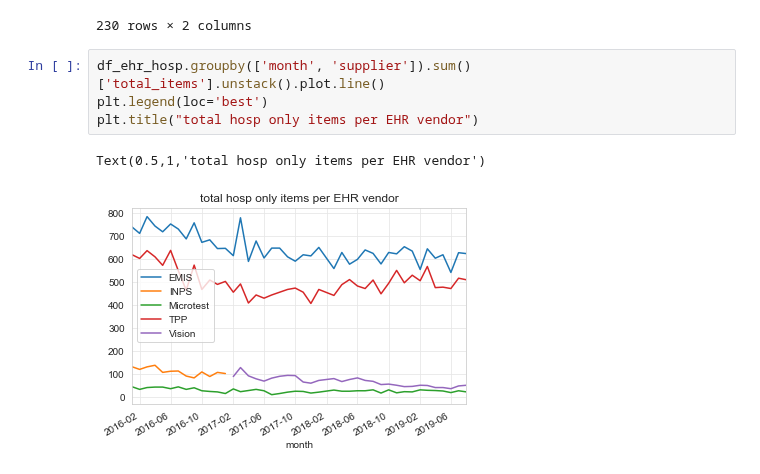
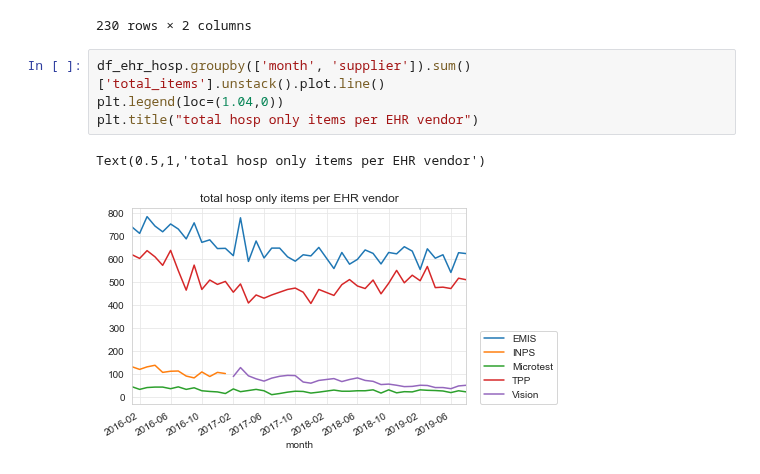
Before and after one commit to ebmdatalab/jupyter-notebooks, a Jupyter notebook: new_measures/Drafts/Hospital/Ver 2.ipynb, the cells around one changed output. Cells and saved outputs as stored; diff of their text form.

```diff
--- a/new_measures/Drafts/Hospital/Ver 2.ipynb
+++ b/new_measures/Drafts/Hospital/Ver 2.ipynb
@@ -309,8 +363,8 @@ df_product_ehr
 230 rows × 2 columns
 # %%
 df_ehr_hosp.groupby(['month', 'supplier']).sum()['total_items'].unstack().plot.line()
-plt.legend(loc='best')
+plt.legend(loc=(1.04,0))
 plt.title("total hosp only items per EHR vendor")
 # %% [output]
 Text(0.5,1,'total hosp only items per EHR vendor')
-[figure, old version]
+[figure, new version]
```
Also changed, not shown: parts of 7 cells of this notebook, 1 other file.
